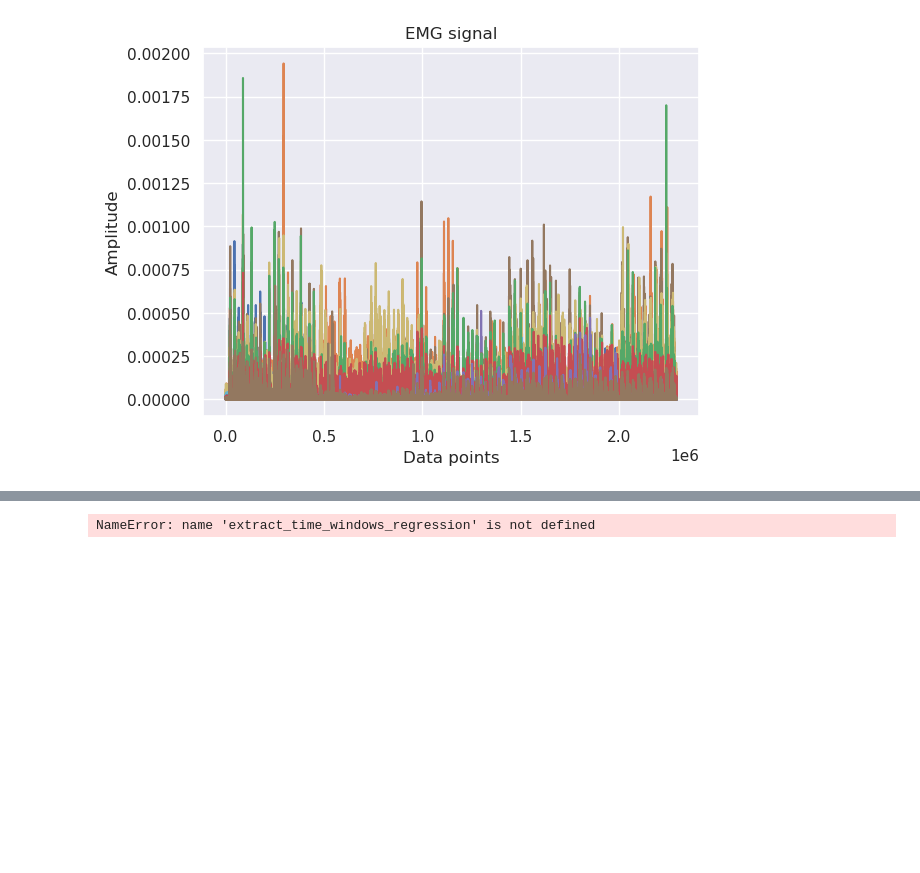
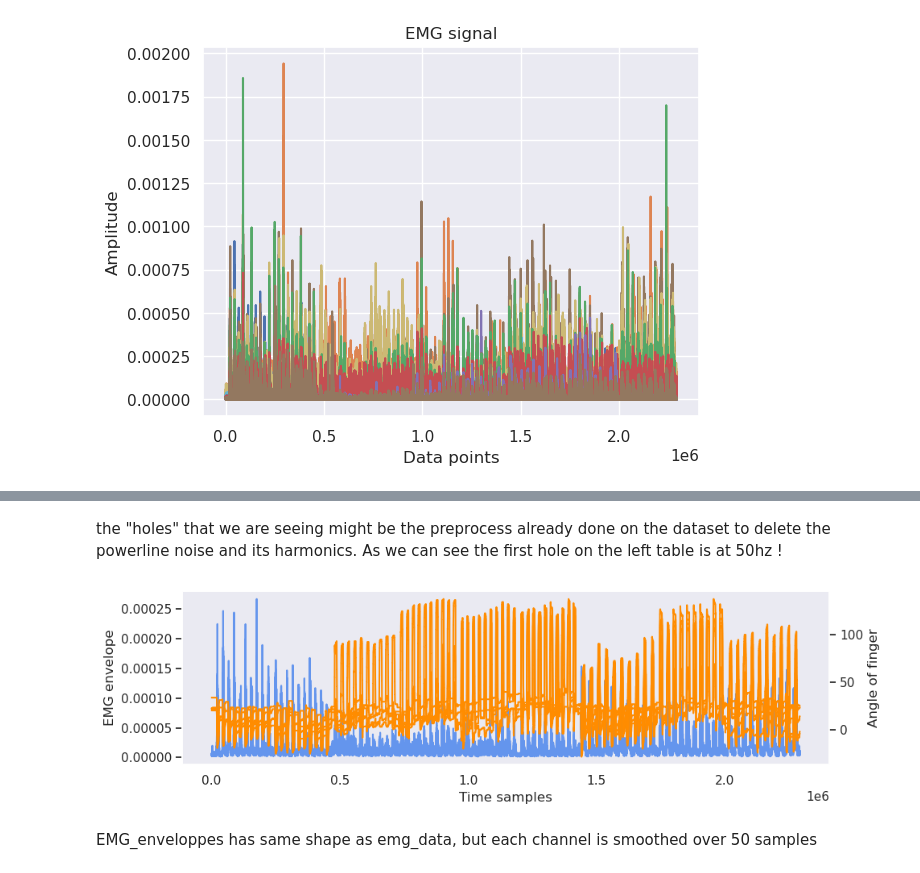
Before and after one commit to Tournedos/NSSP_project2_groupK, a Jupyter notebook: Part3.ipynb, the cells around one changed output, grey strips where cells are left out. Saved outputs shown, nothing was run; the diff lists cells and outputs as text; code cells hidden in the pictures; blank space fills up the shorter version.

```diff
--- a/Part3.ipynb
+++ b/Part3.ipynb
@@ -138,0 +115,34 @@ incremental_window_length_sec = 10e-3  # [s]
+# %% [markdown]
+the "holes" that we are seeing might be the preprocess already done on the dataset to delete the powerline noise and its harmonics. As we can see the first hole on the left table is at 50hz !
+# %%
+mov_mean_size = 50 # moving average filter of a length of 50 samples
+mov_mean_weights = np.ones(mov_mean_size) / mov_mean_size
+EMG_envelopes = convolve1d(np.abs(emg_data), weights=mov_mean_weights, axis=0) # we take the absolute value of emg again !
+#convolve1d smooths absolute EMG
+
+fig, ax = plt.subplots(figsize=(10,3))
+ax.plot(EMG_envelopes[:, 0],color = 'cornflowerblue', label="EMG envelope")
+ax.set_ylabel("EMG envelope")
+ax.set_xlabel("Time samples")
+ax.grid(False)
+
+finger_angle_ax = ax.twinx()
+finger_angle_ax.plot(glove_fingers, color="darkorange", label="Angle of finger") #important to take data of glove_fingers
+finger_angle_ax.set_ylabel("Angle of finger")# and not take glove_data // or we could take glove_data[:, target_joints]
+finger_angle_ax.grid(False)
+
+# Get handles and labels for legend
+emg_handles, emg_labels = ax.get_legend_handles_labels()
+finger_angle_handles, finger_angle_labels = finger_angle_ax.get_legend_handles_labels()
+
+# Combine handles and labels
+combined_handles = emg_handles + finger_angle_handles
+combined_labels = emg_labels + finger_angle_labels
+
+# Create a single legend
+#ax.legend(combined_handles, combined_labels, loc='upper left')
+plt.tight_layout()
+# %% [output]
+[figure, added]
+# %% [markdown]
+EMG_enveloppes has same shape as emg_data, but each channel is smoothed over 50 samples
@@ -170,7 +184,8 @@ def extract_time_windows_regression(EMG: np.ndarray, Label: np.ndarray, fs: int,
 # %%
 from sklearn.model_selection import train_test_split
 # extract over lapping time windows on the whole dataset before splitting the dataset into train, validation and test
-EMG_windows, Labels_windows = extract_time_windows_regression(EMG_envelopes, glove_data, fs, emg_window_length_sec, incremental_window_length_sec)
+EMG_windows, Labels_windows = extract_time_windows_regression(EMG_envelopes, glove_fingers, fs, emg_window_length_sec, incremental_window_length_sec)
+#IMPORTANT here to apply it to glove_fingers
 
 # randomly pick data for train, validation and test
 EMG_train_windows, EMG_test_windows, Labels_train_windows, Labels_test_windows = train_test_split(EMG_windows, Labels_windows, test_size=0.2, random_state=151)
@@ -180,8 +195,6 @@ print(f"EMG test data shape: {EMG_test_windows.shape}, Test label shape: {Labels
 
 #shapes seems right, 16 for the 16 EMG channels
 # 18 for the 18 joint
-# %% [output]
-NameError: name 'extract_time_windows_regression' is not defined
 # %%
 def extract_features(EMG_windows: np.ndarray, Labels_windows: np.ndarray):
     """
```
Also changed, not shown: parts of 11 cells of this notebook.
